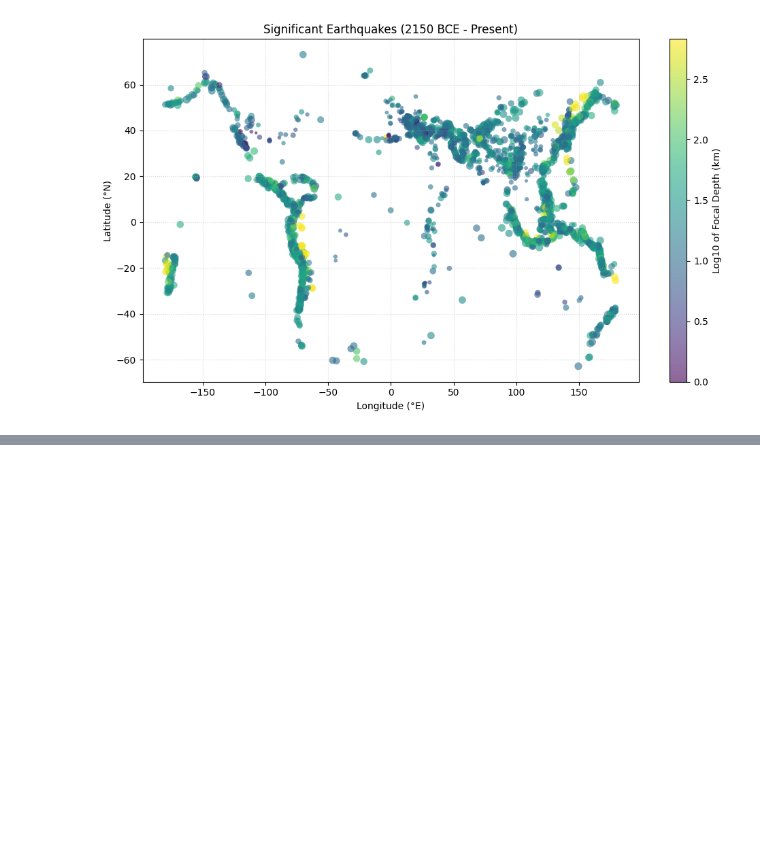
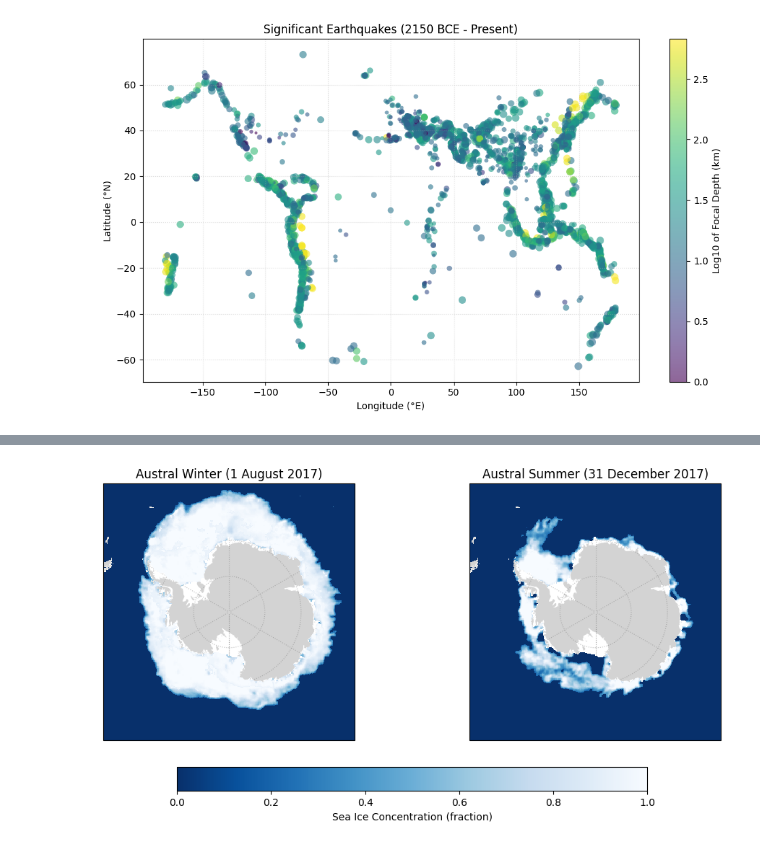
Before and after one commit to Rouliiane/2026_Intro_Python, a Jupyter notebook: part-I/1.4-matplotlib-and-xarray-exercises.ipynb, the cells around one changed output, grey strips where cells are left out. Cells and saved outputs as stored; diff of their text form; code cells hidden in the pictures; blank space fills up the shorter version.

```diff
--- a/part-I/1.4-matplotlib-and-xarray-exercises.ipynb
+++ b/part-I/1.4-matplotlib-and-xarray-exercises.ipynb
@@ -500,0 +485,54 @@ path_summer = pooch.retrieve(
+# %%
+# Installation du moteur requis pour lire les fichiers NetCDF (.nc) avec xarray
+import subprocess
+import sys
+try:
+    import netCDF4
+except ImportError:
+    subprocess.run([sys.executable, "-m", "pip", "install", "-q", "netcdf4"], check=True)
+
+import xarray as xr
+import numpy as np
+import matplotlib.pyplot as plt
+import cartopy.crs as ccrs
+import cartopy.feature as cfeature
+
+# Ouvrir les fichiers et sélectionner le premier pas de temps
+ds_winter = xr.open_dataset(path_winter).isel(time=0)
+ds_summer = xr.open_dataset(path_summer).isel(time=0)
+
+
+# Construire la figure avec deux projections stéréographiques Sud
+fig, axes = plt.subplots(1, 2, figsize=(12, 6), subplot_kw={"projection": ccrs.SouthPolarStereo()})
+
+# Configurer l'étendue géographique pour zoomer sur l'océan Austral
+for ax in axes:
+    ax.set_extent([-180, 180, -90, -55], ccrs.PlateCarree())
+    ax.add_feature(cfeature.LAND, facecolor="#d3d3d3", zorder=1)
+    ax.gridlines(draw_labels=False, linestyle=":", color="gray", alpha=0.5)
+
+# Tracer l'hiver austral
+pcm_winter = axes[0].pcolormesh(
+    ds_winter["longitude"], ds_winter["latitude"],
+    masked_winter, transform=ccrs.PlateCarree(),
+    vmin=0, vmax=1, cmap="Blues_r", zorder=2
+)
+axes[0].set_title("Austral Winter (1 August 2017)")
+
+# Tracer l'été austral
+pcm_summer = axes[1].pcolormesh(
+    ds_summer["longitude"], ds_summer["latitude"],
+    masked_summer, transform=ccrs.PlateCarree(),
+    vmin=0, vmax=1, cmap="Blues_r", zorder=2
+)
+axes[1].set_title("Austral Summer (31 December 2017)")
+
+# Ajouter une barre d'échelle de couleurs partagée
+cbar = fig.colorbar(pcm_summer, ax=axes, orientation="horizontal", pad=0.08, shrink=0.7, label="Sea Ice Concentration (fraction)")
+
+plt.show()
+
+# Commentaire sur la comparaison de la glace de mer :
+# La date du 1er août 2017 (hiver austral) présente une couverture de glace de mer largement plus étendue que celle du 31 décembre 2017 (été austral).
+# %% [output]
+[figure, added]
```
Also changed, not shown: parts of 4 cells of this notebook.
